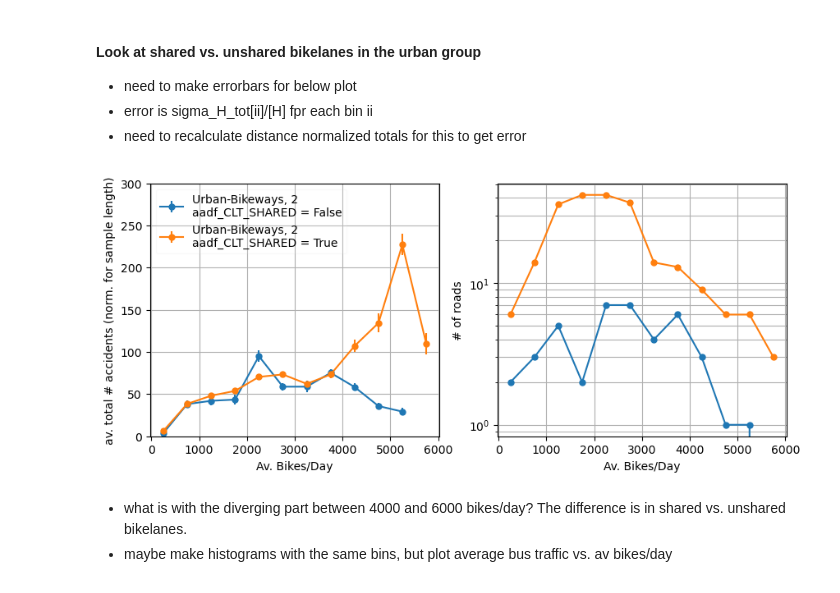
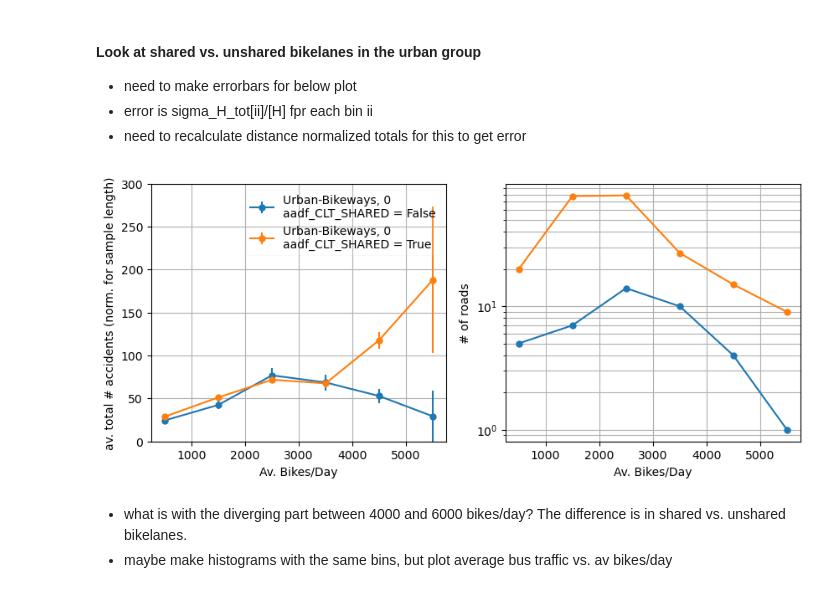
Before and after one commit to dtuthill/erdos_project, a Jupyter notebook: Greg_Analysis/kmean_df_road_BikeLaneOnly.ipynb, the cells around one changed output. Saved outputs shown, nothing was run; the diff lists cells and outputs as text; code cells hidden in the pictures.

Commit message:
did more work on clustering analysis

```diff
--- a/Greg_Analysis/kmean_df_road_BikeLaneOnly.ipynb
+++ b/Greg_Analysis/kmean_df_road_BikeLaneOnly.ipynb
@@ -55,7 +55,7 @@ f_include = ['ID', 'total', 'slight', 'serious',
        'aadf_CLT_WATERR', 'aadf_CLT_PTIME', 'aadf_Link_length_miles',
        'aadf_Pedal_cycles', 'aadf_All_motor_vehicles',
        'aadf_All_HGVs', 'aadf_LGVs', 'aadf_Buses_and_coaches', 'total_dnorm',
-       'total_dnorm_bvnorm', 'serious_ratio']
+       'total_dnorm_bvnorm', 'serious_ratio','distance_to_cp']
 
 df_cluster = df_road_sub[f_include].copy()
 
@@ -271,11 +271,11 @@ group 2 zero accidents are 0.71% of group
 #make scatter plot of total vs. aadf_Bike_volume, hue based on group
 
 msize = 3
-group_c = {2:'black',0:'blue',1:'red'}
+group_c = {0:'black',1:'blue',2:'red'}
 group_m = {0:'o',1:'s',2:'d'}
 group_size = {0:msize,1:msize,2:msize}
 group_order = [0,1,2] #order to plot in
-group_names = {2:'Urban-Bikeways',0:'Suburban Roads',1:'Expressways'}
+group_names = {0:'Urban-Bikeways',1:'Suburban Roads',2:'Expressways'}
 
 fig,ax = plt.subplots(figsize=(5,4))
 labsize=10
@@ -565,7 +614,7 @@ g_key = find_key(group_names,group)
 
 f_class = 'aadf_CLT_SHARED'
 
-dbv = 500
+dbv = 1000
 bv_r = (0,6000)
 e_bv,b_bv = make_bins(bv_r,dbv)
 Nbv = len(b_bv)
@@ -597,7 +646,19 @@ for ii in range(2):
         N = I.sum()
         if N > 0:
             N_err[ii,jj] = N
-            H_err[ii,jj] = Lmed/N*np.sqrt(np.sum(df_cluster.loc[I,fquant].values/df_cluster.loc[I,fnorm].values**2))
+            quants = df_cluster.loc[I,fquant].values
+            norms = df_cluster.loc[I,fnorm].values
+            sig_norms = np.zeros(N)
+            for kk in range(N):
+                Iedge = e_LL >= norms[ii] #using e_LL from above in sigma calc
+                if Iedge.sum() <= 1:
+                    sig_norms[ii] = sigma_LL_urb[-1]
+                else:
+                    sig_norms[ii] = sigma_LL_urb[Iedge[:-1]][0]
+            sig_quants = np.sqrt(quants)
+            H_err[ii,jj] = Lmed/N*np.sqrt(np.sum( ((quants/norms)**2)*((sig_quants/quants)**2 +\
+                                                                       (sig_norms/norms)**2 -\
+                                                                       2*p_LL_tot_urb*sig_quants*sig_norms/(quants*norms)) ))
 
 fig,ax = plt.subplots(1,2,figsize=(2*5,4))
 labsize=10
@@ -606,34 +667,34 @@ legsize=10
 msize = 10
 
 nn = 0
 for ii in range(2):
     ax[nn].errorbar(b_bv,H_tot_dnorm_bv[ii],H_err[ii],marker='.',
               label='%s, %i\n%s = %s'%(group,g_key,f_class,BoolVal[ii]),markersize=msize)
 
 ax[nn].set_xlabel('Av. Bikes/Day',fontsize=labsize)
 ax[nn].set_ylabel('av. total # accidents (norm. for sample length)',fontsize=labsize)
 ax[nn].tick_params(labelsize=ticksize)
 ax[nn].legend(fontsize=legsize,fancybox=True,framealpha=0.1)
 ax[nn].set_ylim(0,300)
 ax[nn].grid('on')
 
 
 nn = 1
 for ii in range(2):
     ax[nn].plot(b_bv,N_err[ii],marker='.',
               label='%s, %i\n%s = %s'%(group,g_key,f_class,BoolVal[ii]),markersize=msize)
 
 ax[nn].set_xlabel('Av. Bikes/Day',fontsize=labsize)
 ax[nn].set_ylabel('# of roads',fontsize=labsize)
 ax[nn].tick_params(labelsize=ticksize)
 #ax[nn].legend(fontsize=legsize)
 #ax[nn].set_ylim(0,300)
 ax[nn].set_yscale('log')
 ax[nn].grid('on',which='both')
 
 plt.show()
 # %% [output]
-[figure, old version]
+[figure, new version]
 # %% [markdown]
 - what is with the diverging part between 4000 and 6000 bikes/day? The difference is in shared vs. unshared bikelanes.
 - maybe make histograms with the same bins, but plot average bus traffic vs. av bikes/day
```
Also changed, not shown: parts of 14 cells of this notebook, 1 other file.
